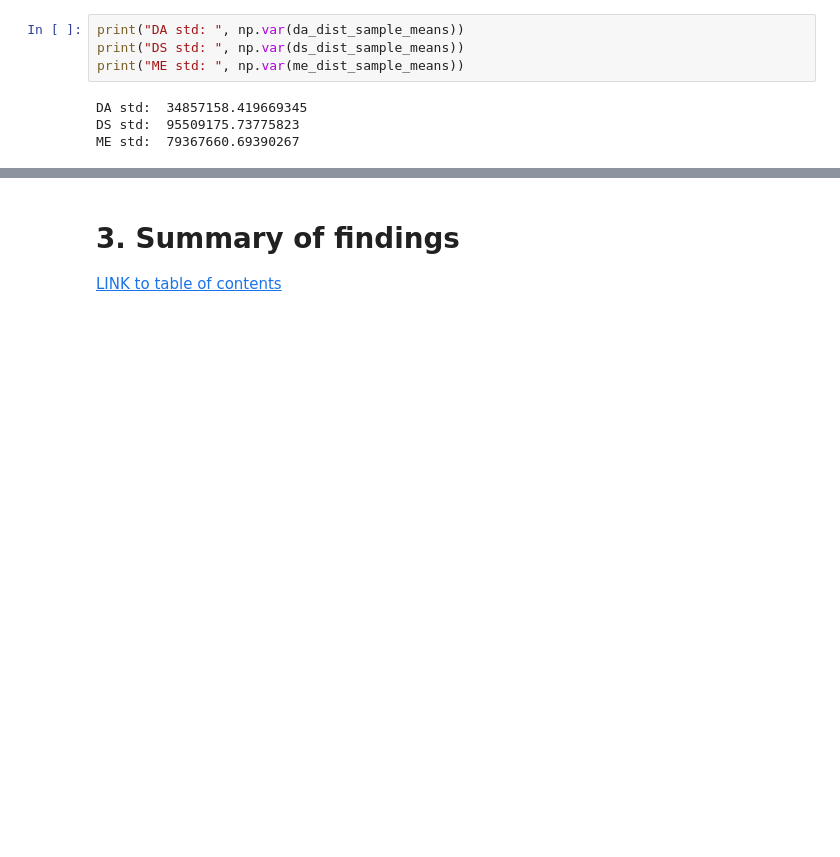
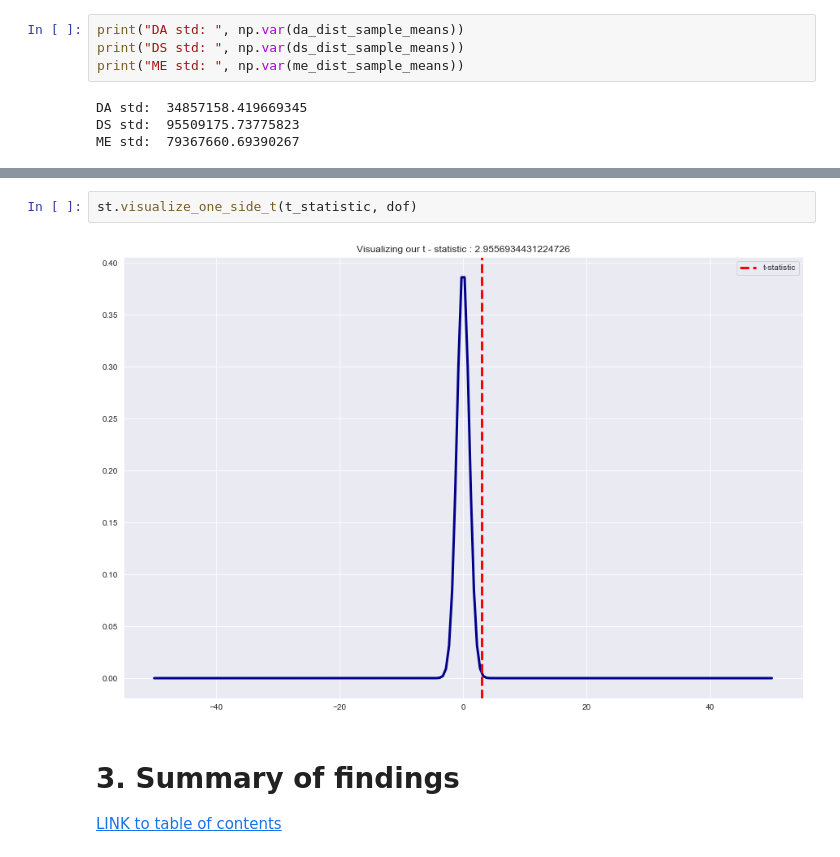
Before and after one commit to Ioana-P/MLEng_vs_DScientist_analysis, a Jupyter notebook: 3b_Statistical_tests.ipynb, the cells around one changed output, grey strips where cells are left out. Cells and saved outputs as stored; diff of their text form; blank space fills up the shorter version.

```diff
--- a/3b_Statistical_tests.ipynb
+++ b/3b_Statistical_tests.ipynb
@@ -337,3 +348,7 @@ ME std:  79367660.69390267
+# %%
+st.visualize_one_side_t(t_statistic, dof)
+# %% [output]
+[figure, added]
 # %% [markdown]
 <a id=conc ><a/>
 
```
Also changed, not shown: parts of 3 cells of this notebook.
